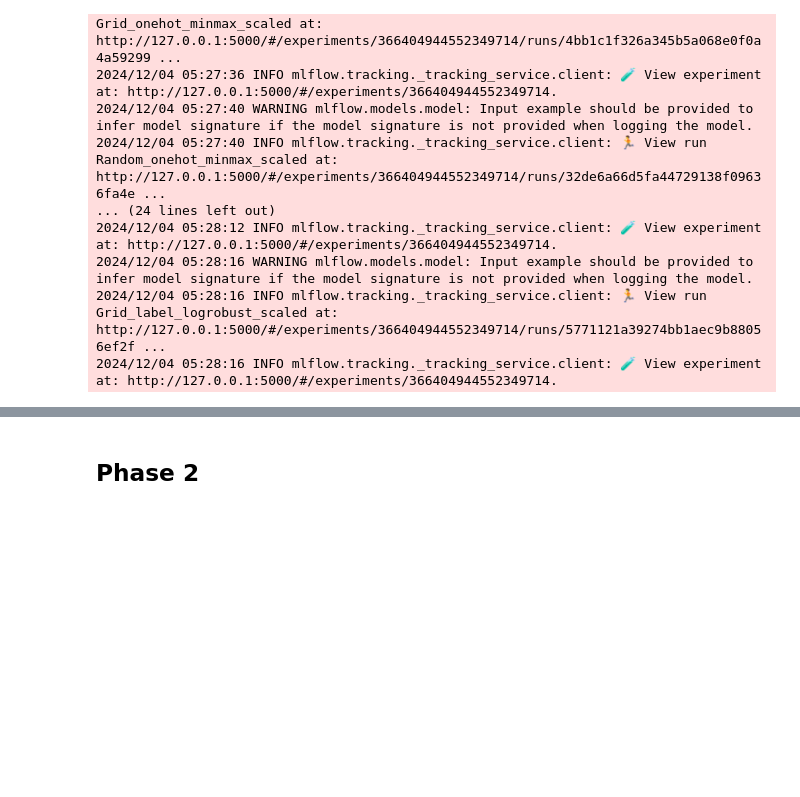
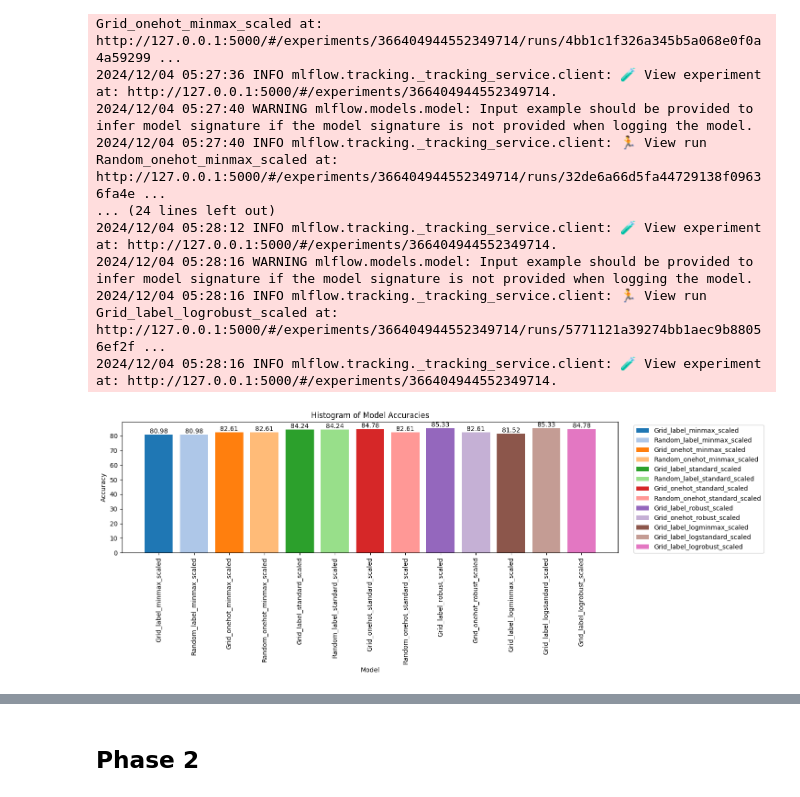
Before and after one commit to Seif-Yasser-Ahmed/Heart-Failure-Prediction, a Jupyter notebook: Src/Preprocessor.ipynb, the cells around one changed output, grey strips where cells are left out. Saved outputs shown, nothing was run; the diff lists cells and outputs as text; code cells hidden in the pictures; blank space fills up the shorter version.

```diff
--- a/Src/Preprocessor.ipynb
+++ b/Src/Preprocessor.ipynb
@@ -1433,3 +1444,23 @@ log_models_to_mlflow(models,reports,"SVM_2")
 2024/12/04 05:28:16 WARNING mlflow.models.model: Input example should be provided to infer model signature if the model signature is not provided when logging the model.
 2024/12/04 05:28:16 INFO mlflow.tracking._tracking_service.client: 🏃 View run Grid_label_logrobust_scaled at: http://127.0.0.1:5000/#/experiments/366404944552349714/runs/5771121a39274bb1aec9b88056ef2f ...
 2024/12/04 05:28:16 INFO mlflow.tracking._tracking_service.client: 🧪 View experiment at: http://127.0.0.1:5000/#/experiments/366404944552349714.
+# %%
+accuracies = [reports[model]['accuracy'] for model in models]
+model_names = models
+
+colors = plt.cm.tab20(range(len(models)))
+
+plt.figure(figsize=(15, 6))
+for i, (accuracy, model_name) in enumerate(zip(accuracies, model_names)):
+    plt.bar(model_name, accuracy*100, color=colors[i], label=model_name)
+    plt.text(i, accuracy*100 + 0.005, f'{accuracy*100:.2f}', ha='center', va='bottom')
+
+plt.title('Histogram of Model Accuracies')
+plt.xlabel('Model')
+plt.ylabel('Accuracy')
+plt.xticks(rotation=90)
+plt.legend(loc='upper right', bbox_to_anchor=(1.3, 1))
+plt.tight_layout()
+plt.show()
+# %% [output]
+[figure, added]
```
Also changed, not shown: parts of 7 cells of this notebook, 4 other files.
